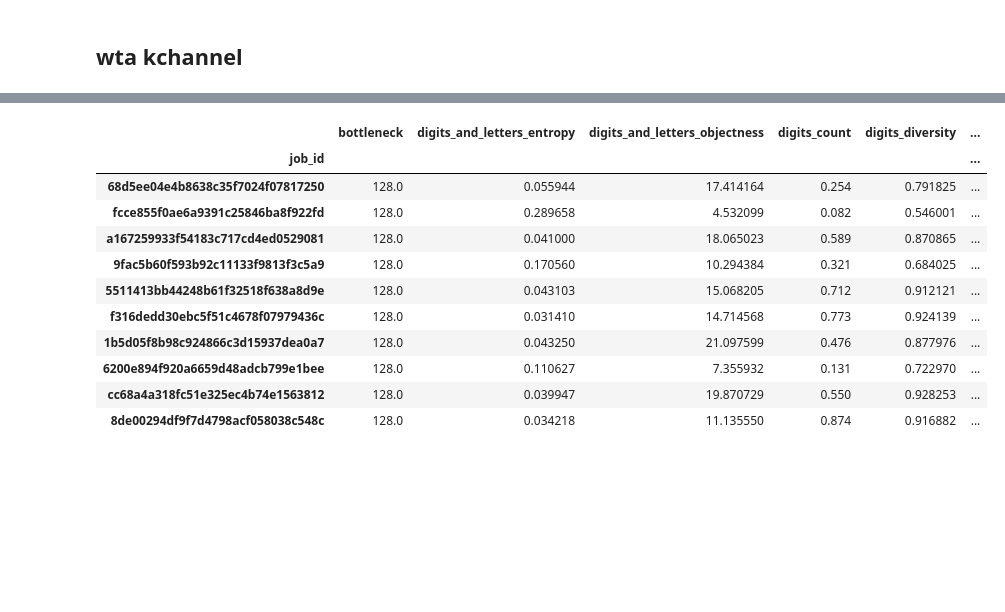
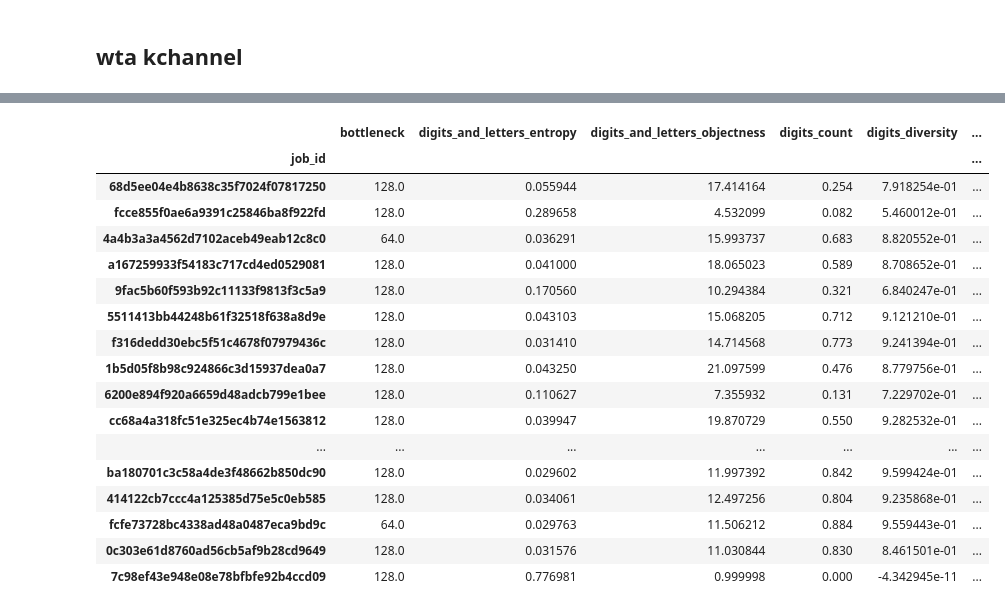
Before and after one commit to mehdidc/out_of_class, a Jupyter notebook: ae/ipynb/analysis.ipynb, the cells around one changed output, grey strips where cells are left out. Cells and saved outputs as stored; diff of their text form; code cells hidden in the pictures; blank space fills up the shorter version.

```diff
--- a/ae/ipynb/analysis.ipynb
+++ b/ae/ipynb/analysis.ipynb
@@ -245,19 +227,23 @@ for xcol in xcols:
 # %%
 d = df_full
-#d = d[d['nb_layers']==6]
 d = d.sort_values(by='recons', ascending=False)
-d.iloc[0:10]
-#show(d.iloc[0:20])
+d.iloc[0:20]
 # %% [output]
 |  | bottleneck | digits_and_letters_entropy | digits_and_letters_objectness | digits_count | digits_diversity | ... |
 | job_id |  |  |  |  |  | ... |
-| 68d5ee04e4b8638c35f7024f07817250 | 128.0 | 0.055944 | 17.414164 | 0.254 | 0.791825 | ... |
-| fcce855f0ae6a9391c25846ba8f922fd | 128.0 | 0.289658 | 4.532099 | 0.082 | 0.546001 | ... |
-| a167259933f54183c717cd4ed0529081 | 128.0 | 0.041000 | 18.065023 | 0.589 | 0.870865 | ... |
-| 9fac5b60f593b92c11133f9813f3c5a9 | 128.0 | 0.170560 | 10.294384 | 0.321 | 0.684025 | ... |
-| 5511413bb44248b61f32518f638a8d9e | 128.0 | 0.043103 | 15.068205 | 0.712 | 0.912121 | ... |
-| f316dedd30ebc5f51c4678f07979436c | 128.0 | 0.031410 | 14.714568 | 0.773 | 0.924139 | ... |
-| 1b5d05f8b98c924866c3d15937dea0a7 | 128.0 | 0.043250 | 21.097599 | 0.476 | 0.877976 | ... |
-| 6200e894f920a6659d48adcb799e1bee | 128.0 | 0.110627 | 7.355932 | 0.131 | 0.722970 | ... |
-| cc68a4a318fc51e325ec4b74e1563812 | 128.0 | 0.039947 | 19.870729 | 0.550 | 0.928253 | ... |
-| 8de00294df9f7d4798acf058038c548c | 128.0 | 0.034218 | 11.135550 | 0.874 | 0.916882 | ... |
+| 68d5ee04e4b8638c35f7024f07817250 | 128.0 | 0.055944 | 17.414164 | 0.254 | 7.918254e-01 | ... |
+| fcce855f0ae6a9391c25846ba8f922fd | 128.0 | 0.289658 | 4.532099 | 0.082 | 5.460012e-01 | ... |
+| 4a4b3a3a4562d7102aceb49eab12c8c0 | 64.0 | 0.036291 | 15.993737 | 0.683 | 8.820552e-01 | ... |
+| a167259933f54183c717cd4ed0529081 | 128.0 | 0.041000 | 18.065023 | 0.589 | 8.708652e-01 | ... |
+| 9fac5b60f593b92c11133f9813f3c5a9 | 128.0 | 0.170560 | 10.294384 | 0.321 | 6.840247e-01 | ... |
+| 5511413bb44248b61f32518f638a8d9e | 128.0 | 0.043103 | 15.068205 | 0.712 | 9.121210e-01 | ... |
+| f316dedd30ebc5f51c4678f07979436c | 128.0 | 0.031410 | 14.714568 | 0.773 | 9.241394e-01 | ... |
+| 1b5d05f8b98c924866c3d15937dea0a7 | 128.0 | 0.043250 | 21.097599 | 0.476 | 8.779756e-01 | ... |
+| 6200e894f920a6659d48adcb799e1bee | 128.0 | 0.110627 | 7.355932 | 0.131 | 7.229702e-01 | ... |
+| cc68a4a318fc51e325ec4b74e1563812 | 128.0 | 0.039947 | 19.870729 | 0.550 | 9.282532e-01 | ... |
+| ... | ... | ... | ... | ... | ... | ... |
+| ba180701c3c58a4de3f48662b850dc90 | 128.0 | 0.029602 | 11.997392 | 0.842 | 9.599424e-01 | ... |
+| 414122cb7ccc4a125385d75e5c0eb585 | 128.0 | 0.034061 | 12.497256 | 0.804 | 9.235868e-01 | ... |
+| fcfe73728bc4338ad48a0487eca9bd9c | 64.0 | 0.029763 | 11.506212 | 0.884 | 9.559443e-01 | ... |
+| 0c303e61d8760ad56cb5af9b28cd9649 | 128.0 | 0.031576 | 11.030844 | 0.830 | 8.461501e-01 | ... |
+| 7c98ef43e948e08e78bfbfe92b4ccd09 | 128.0 | 0.776981 | 0.999998 | 0.000 | -4.342945e-11 | ... |
```
Also changed, not shown: parts of 6 cells of this notebook.
